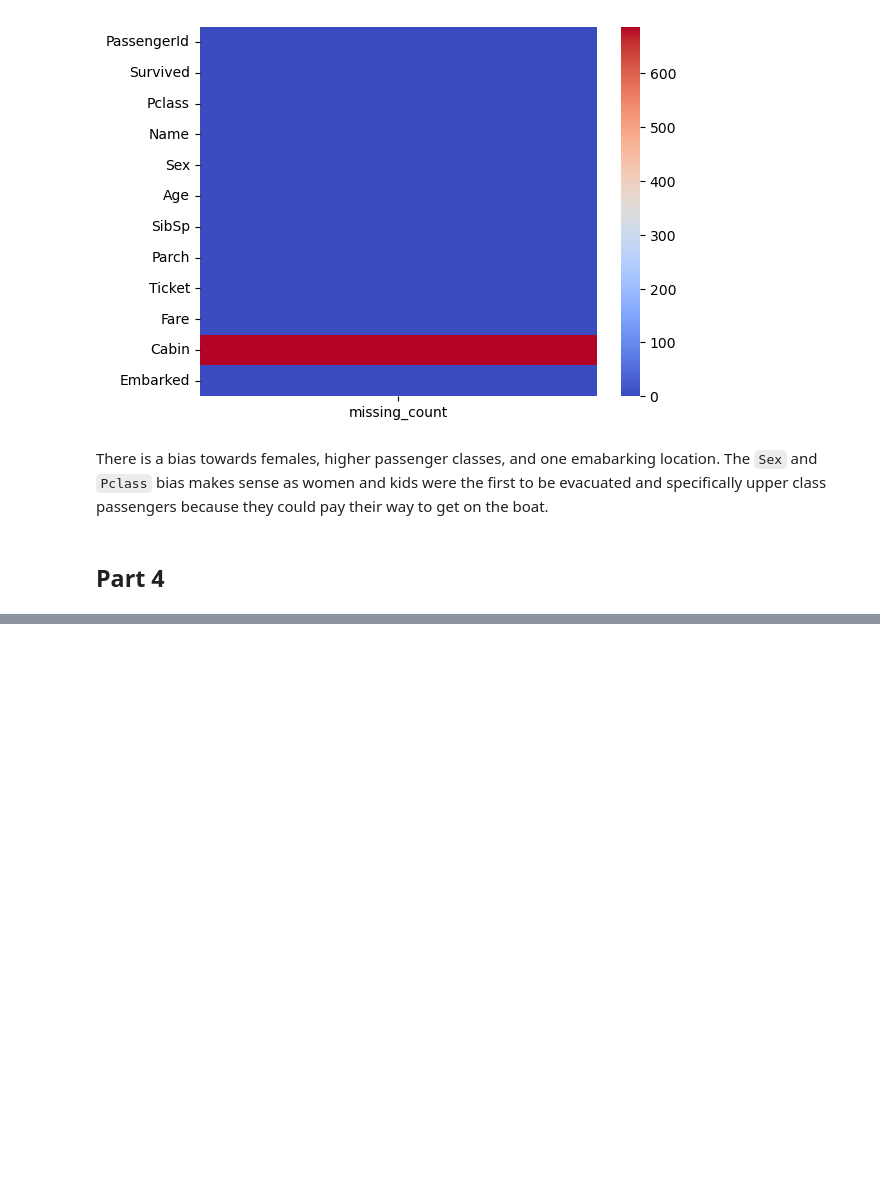
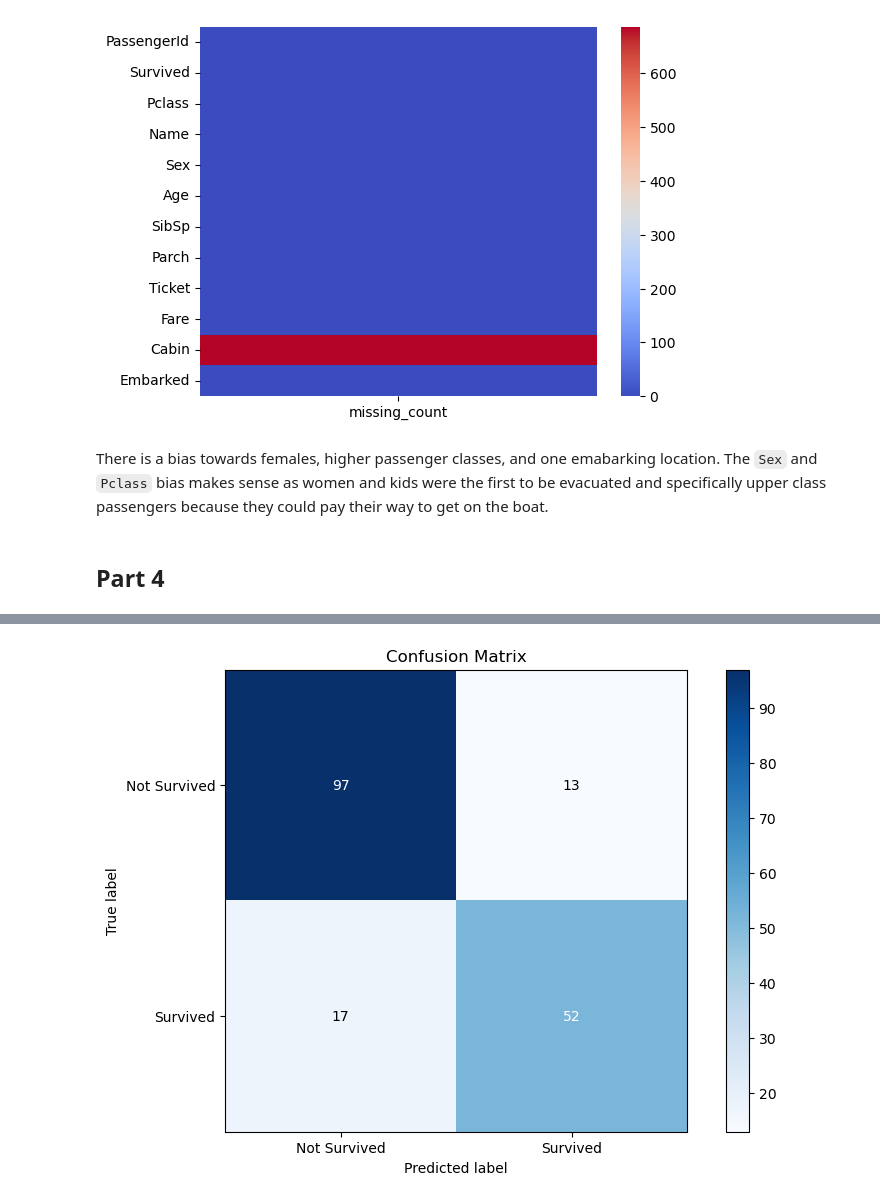
Before and after one commit to Hari-Potter03/Titanic-EDA-Classification, a Jupyter notebook: notebooks/04_interview.ipynb, the cells around one changed output, grey strips where cells are left out. Saved outputs shown, nothing was run; the diff lists cells and outputs as text; code cells hidden in the pictures; blank space fills up the shorter version.

```diff
--- a/notebooks/04_interview.ipynb
+++ b/notebooks/04_interview.ipynb
@@ -296,0 +358,5 @@ column_transformer = ColumnTransformer(
+# %%
+X = model_df[features]
+y = model_df[target]
+# %%
+X_train, X_test, y_train, y_test = train_test_split(X, y, test_size=0.2, random_state=42, stratify=y)
@@ -296,0 +368,2 @@ column_transformer = ColumnTransformer(
+# %%
+y_pred = model.predict(X_test)
@@ -296,0 +388,28 @@ column_transformer = ColumnTransformer(
+# %%
+# Assuming y_test and y_pred already exist
+conf_matrix = confusion_matrix(y_test, y_pred)
+
+plt.figure(figsize=(10, 6))
+plt.imshow(conf_matrix, interpolation='nearest', cmap=plt.cm.Blues)
+plt.title('Confusion Matrix')
+plt.colorbar()
+
+tick_marks = np.arange(2)
+plt.xticks(tick_marks, ['Not Survived', 'Survived'])
+plt.yticks(tick_marks, ['Not Survived', 'Survived'])
+
+# Add labels
+plt.ylabel('True label')
+plt.xlabel('Predicted label')
+
+# Add the text annotations
+thresh = conf_matrix.max() / 2  # threshold for text color
+for i in range(conf_matrix.shape[0]):
+    for j in range(conf_matrix.shape[1]):
+        plt.text(j, i, format(conf_matrix[i, j], 'd'),
+                 ha="center", va="center",
+                 color="white" if conf_matrix[i, j] > thresh else "black")
+
+plt.show()
+# %% [output]
+[figure, added]
```
Also changed, not shown: parts of 16 cells of this notebook.
